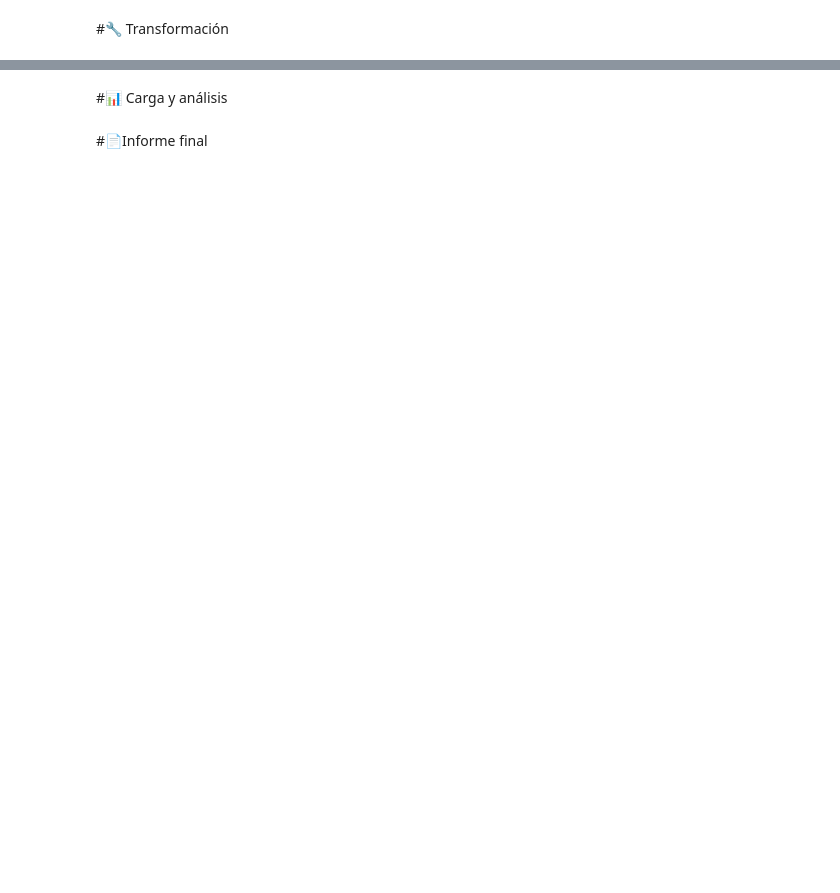
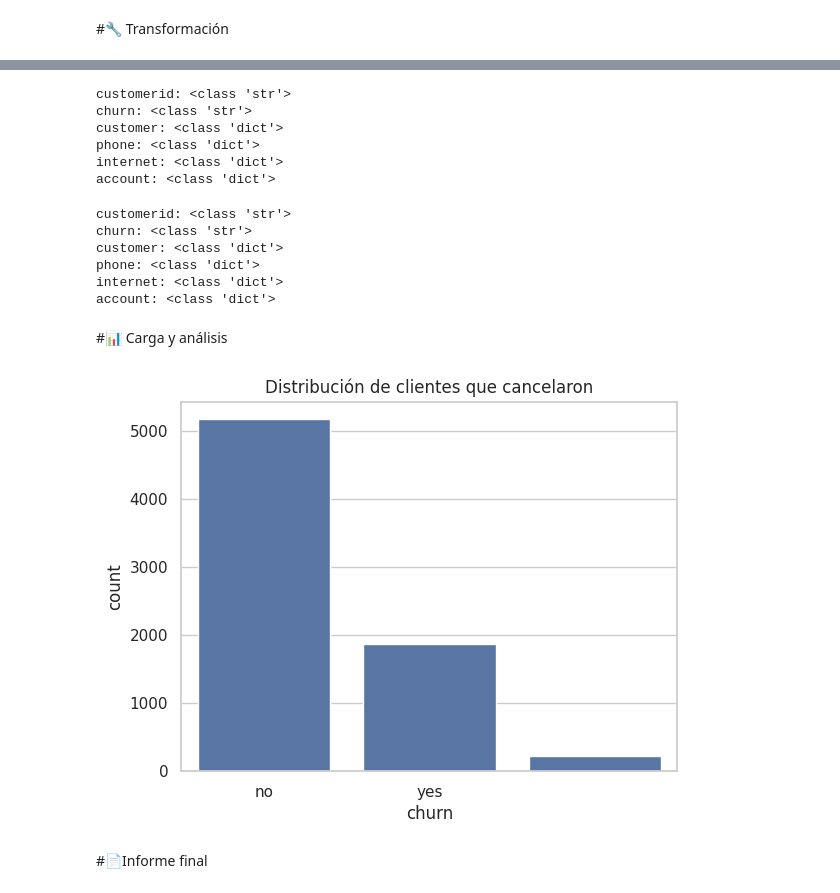
Before and after one commit to David-Carrascal/Portafolio, a Jupyter notebook: TelecomX_LATAM.ipynb, the cells around one changed output, grey strips where cells are left out. Saved outputs shown, nothing was run; the diff lists cells and outputs as text; code cells hidden in the pictures; blank space fills up the shorter version.

```diff
--- a/TelecomX_LATAM.ipynb
+++ b/TelecomX_LATAM.ipynb
@@ -32,4 +78,57 @@ print(df.head())
+# %%
+# Ver tipo de datos real en cada columna
+for col in df.columns:
+    sample_type = type(df[col].iloc[0])
+    print(f"{col}: {sample_type}")
+# %% [output]
+customerid: <class 'str'>
+churn: <class 'str'>
+customer: <class 'dict'>
+phone: <class 'dict'>
+internet: <class 'dict'>
+account: <class 'dict'>
+# %%
+# Ver tipo de datos real en cada columna
+for col in df.columns:
+    sample_type = type(df[col].iloc[0])
+    print(f"{col}: {sample_type}")
+# %% [output]
+customerid: <class 'str'>
+churn: <class 'str'>
+customer: <class 'dict'>
+phone: <class 'dict'>
+internet: <class 'dict'>
+account: <class 'dict'>
+# %%
+# Convertir strings a minúsculas y quitar espacios
+for col in df.select_dtypes(include='object').columns:
+    df[col] = df[col].astype(str).str.strip().str.lower()
 # %% [markdown]
 #📊 Carga y análisis
+# %%
+# Estadísticas básicas
+df.describe(include='all')
+
+# Conteo de clientes que cancelaron
+if 'churn' in df.columns:
+    sns.countplot(x='churn', data=df)
+    plt.title("Distribución de clientes que cancelaron")
+    plt.show()
+
+# Relación entre cancelaciones y otros factores
+if 'tenure' in df.columns and 'churn' in df.columns:
+    plt.figure(figsize=(10, 6))
+    sns.histplot(data=df, x='tenure', hue='churn', kde=True, multiple='stack')
+    plt.title("Antigüedad del cliente vs Cancelación")
+    plt.show()
+
+# Comparar cargos mensuales con churn
+if 'monthlycharges' in df.columns and 'churn' in df.columns:
+    plt.figure(figsize=(10, 6))
+    sns.boxplot(x='churn', y='monthlycharges', data=df)
+    plt.title("Cargos mensuales vs Cancelación")
+    plt.show()
+# %% [output]
+[figure, added]
 # %% [markdown]
 #📄Informe final
```
Also changed, not shown: parts of 6 cells of this notebook.
